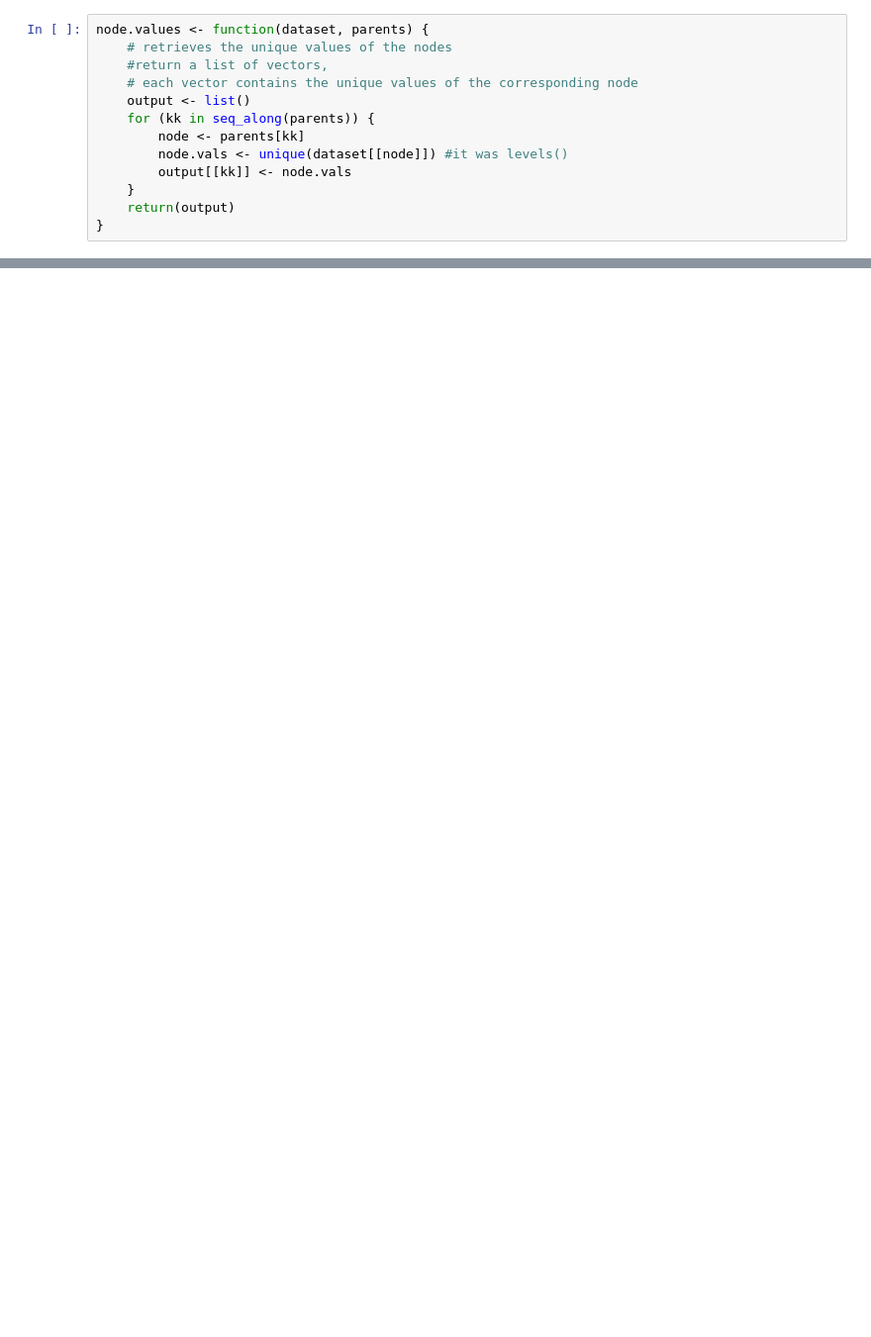
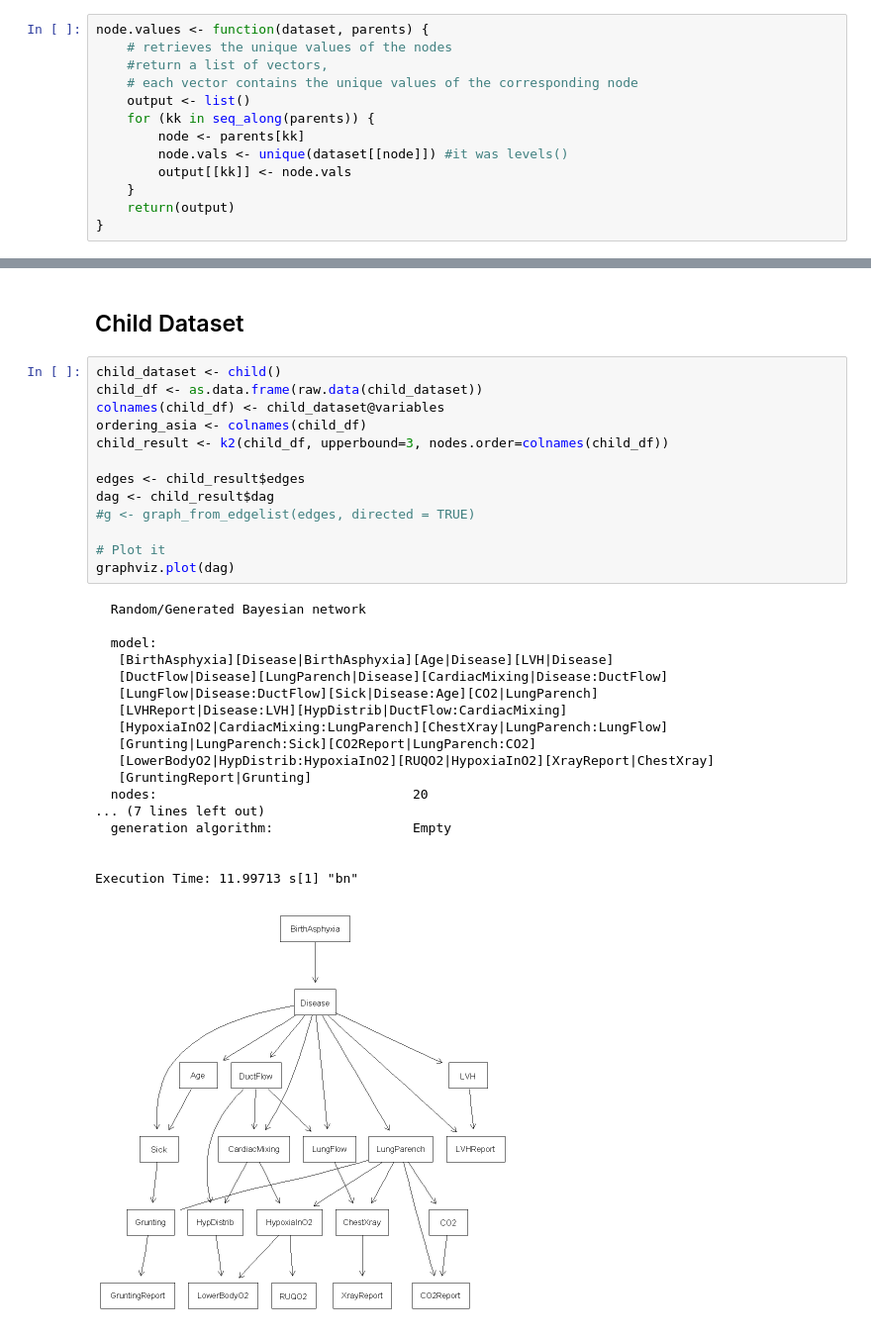
Before and after one commit to sofiadilucia/Bayesian-Networks, a Jupyter notebook: k2_algo.ipynb, the cells around one changed output, grey strips where cells are left out. Shown at 99% size. Cells and saved outputs as stored; diff of their text form; blank space fills up the shorter version.

```diff
--- a/k2_algo.ipynb
+++ b/k2_algo.ipynb
@@ -233,0 +269,34 @@ graphviz.plot(dag)
+# %% [markdown]
+## Child Dataset
+# %%
+child_dataset <- child()
+child_df <- as.data.frame(raw.data(child_dataset))
+colnames(child_df) <- child_dataset@variables
+ordering_asia <- colnames(child_df)
+child_result <- k2(child_df, upperbound=3, nodes.order=colnames(child_df))
+
+edges <- child_result$edges
+dag <- child_result$dag
+#g <- graph_from_edgelist(edges, directed = TRUE)
+
+# Plot it
+graphviz.plot(dag)
+# %% [output]
+  Random/Generated Bayesian network
+
+  model:
+   [BirthAsphyxia][Disease|BirthAsphyxia][Age|Disease][LVH|Disease]
+   [DuctFlow|Disease][LungParench|Disease][CardiacMixing|Disease:DuctFlow]
+   [LungFlow|Disease:DuctFlow][Sick|Disease:Age][CO2|LungParench]
+   [LVHReport|Disease:LVH][HypDistrib|DuctFlow:CardiacMixing]
+   [HypoxiaInO2|CardiacMixing:LungParench][ChestXray|LungParench:LungFlow]
+   [Grunting|LungParench:Sick][CO2Report|LungParench:CO2]
+   [LowerBodyO2|HypDistrib:HypoxiaInO2][RUQO2|HypoxiaInO2][XrayReport|ChestXray]
+   [GruntingReport|Grunting]
+  nodes:                                 20
+... (7 lines left out)
+  generation algorithm:                  Empty
+
+
+Execution Time: 11.99713 s[1] "bn"
+[figure, added]
```
Also changed, not shown: parts of 22 cells of this notebook.
